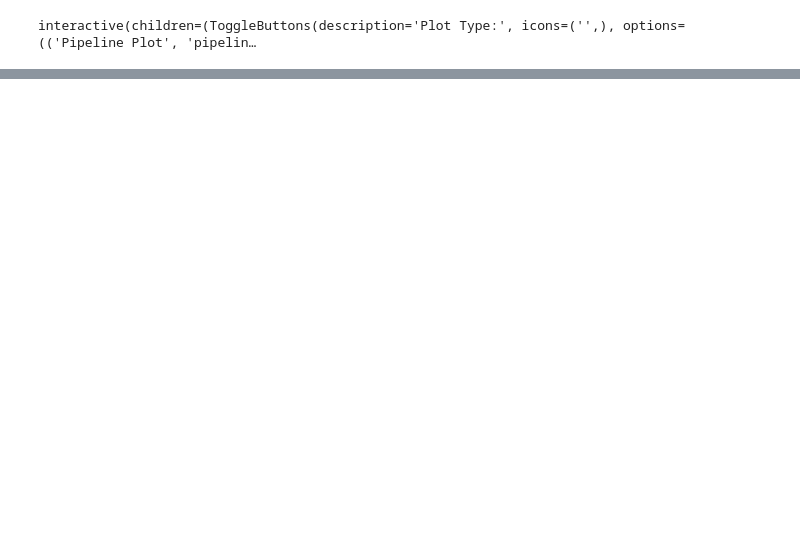
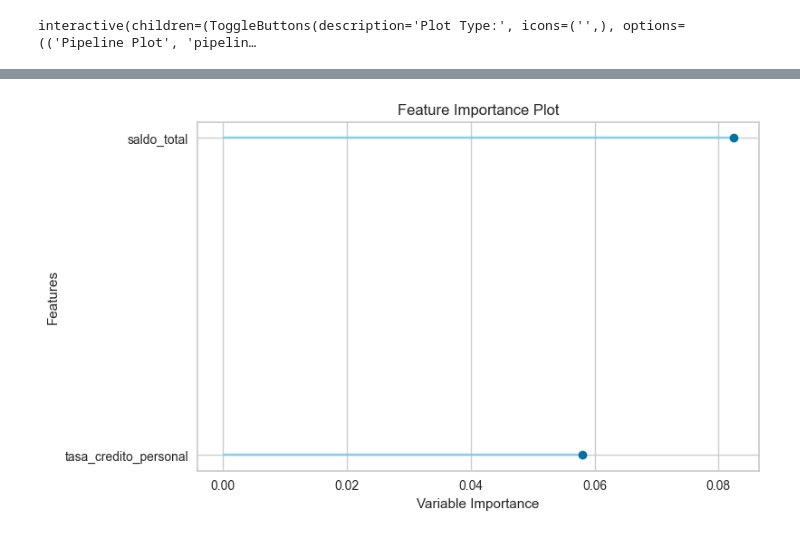
Before and after one commit to Rulo1331/MLE_DMC, a Jupyter notebook: MLE_Taller2.ipynb, the cells around one changed output, grey strips where cells are left out. Cells and saved outputs as stored; diff of their text form; code cells hidden in the pictures; blank space fills up the shorter version.

```diff
--- a/MLE_Taller2.ipynb
+++ b/MLE_Taller2.ipynb
@@ -336,0 +275,4 @@ And if memory is not enough, you can set `force_col_wise=true`.
+# %%
+#2. ¿Qué variables tienen mayor correlación con cerrara_cuenta?
+plot_model(tuned_lr, plot='feature')
+# %% [output]
@@ -336,0 +280 @@ And if memory is not enough, you can set `force_col_wise=true`.
+[figure, added]
```
Also changed, not shown: parts of 21 cells of this notebook, 2 other files.
